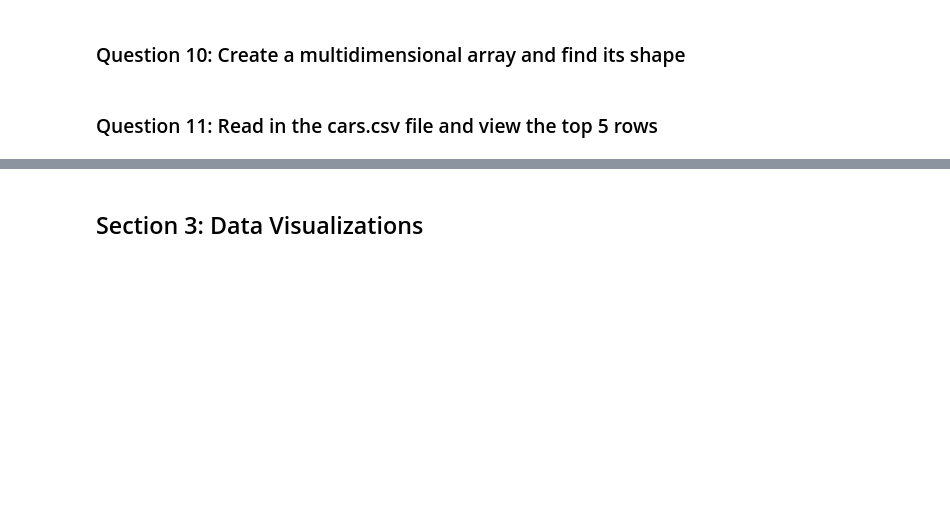
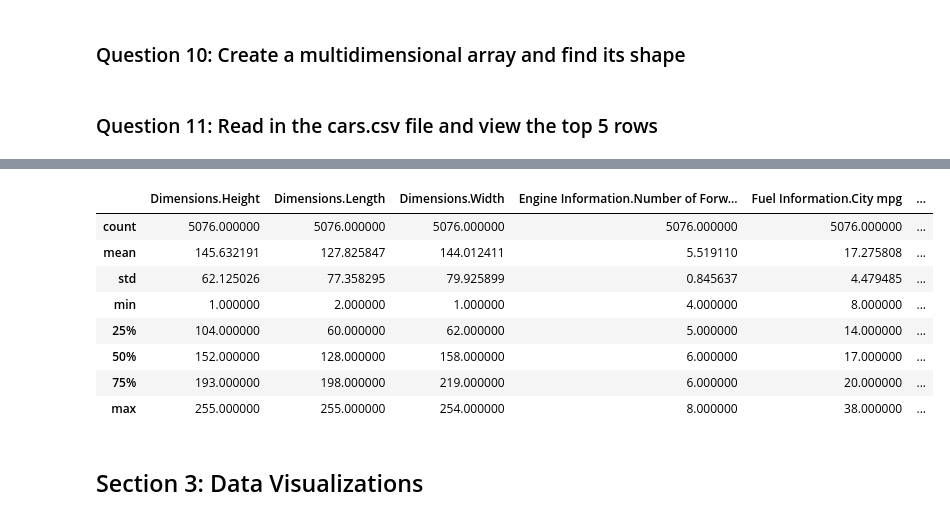
Before and after one commit to cjunhyuk/DS-Pre-Work-Review-, a Jupyter notebook: Pre-Work Review .ipynb, the cells around one changed output, grey strips where cells are left out. Drawn from its saved outputs; the diff is of its cells as text; code cells hidden in the pictures; blank space fills up the shorter version.

```diff
--- a/Pre-Work Review .ipynb
+++ b/Pre-Work Review .ipynb
@@ -294,8 +294,9 @@ shape_x = None
 ### Question 11:  Read in the cars.csv file and view the top 5 rows
 # %%
 #import the pandas library as pd
+import pandas as pd
 
-cars = None #replace with reading in the csv
+cars =  pd.read_csv("data/cars.csv")#replace with reading in the csv
 
 #call the .head method on cars
-None
+cars.head()
@@ -302,3 +339,15 @@ None
+# %%
+cars.describe()
+# %% [output]
+|  | Dimensions.Height | Dimensions.Length | Dimensions.Width | Engine Information.Number of Forw... | Fuel Information.City mpg | ... |
+| count | 5076.000000 | 5076.000000 | 5076.000000 | 5076.000000 | 5076.000000 | ... |
+| mean | 145.632191 | 127.825847 | 144.012411 | 5.519110 | 17.275808 | ... |
+| std | 62.125026 | 77.358295 | 79.925899 | 0.845637 | 4.479485 | ... |
+| min | 1.000000 | 2.000000 | 1.000000 | 4.000000 | 8.000000 | ... |
+| 25% | 104.000000 | 60.000000 | 62.000000 | 5.000000 | 14.000000 | ... |
+| 50% | 152.000000 | 128.000000 | 158.000000 | 6.000000 | 17.000000 | ... |
+| 75% | 193.000000 | 198.000000 | 219.000000 | 6.000000 | 20.000000 | ... |
+| max | 255.000000 | 255.000000 | 254.000000 | 8.000000 | 38.000000 | ... |
 # %% [markdown]
 ## Section 3:  Data Visualizations
 # %%
```
Also changed, not shown: parts of 5 cells of this notebook.
